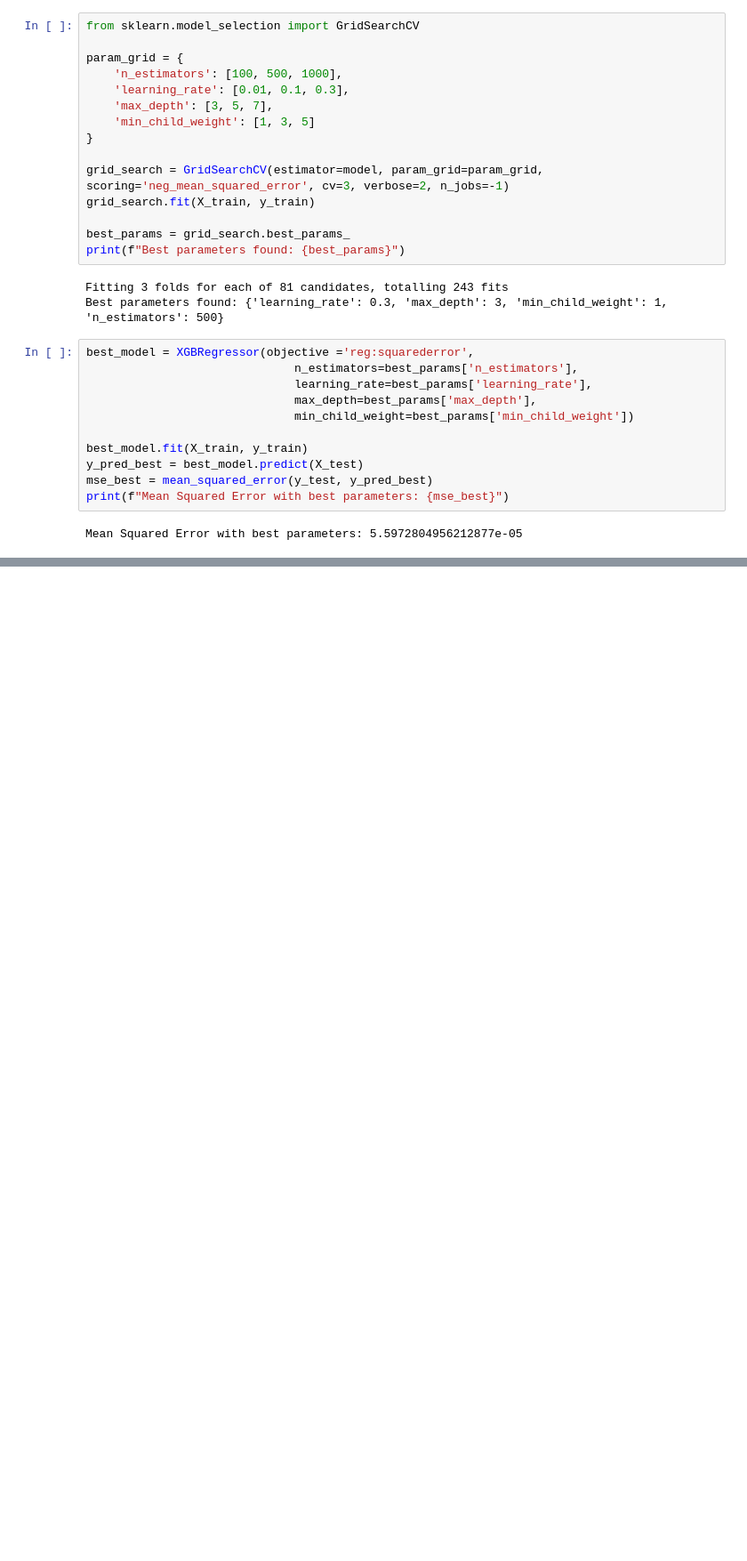
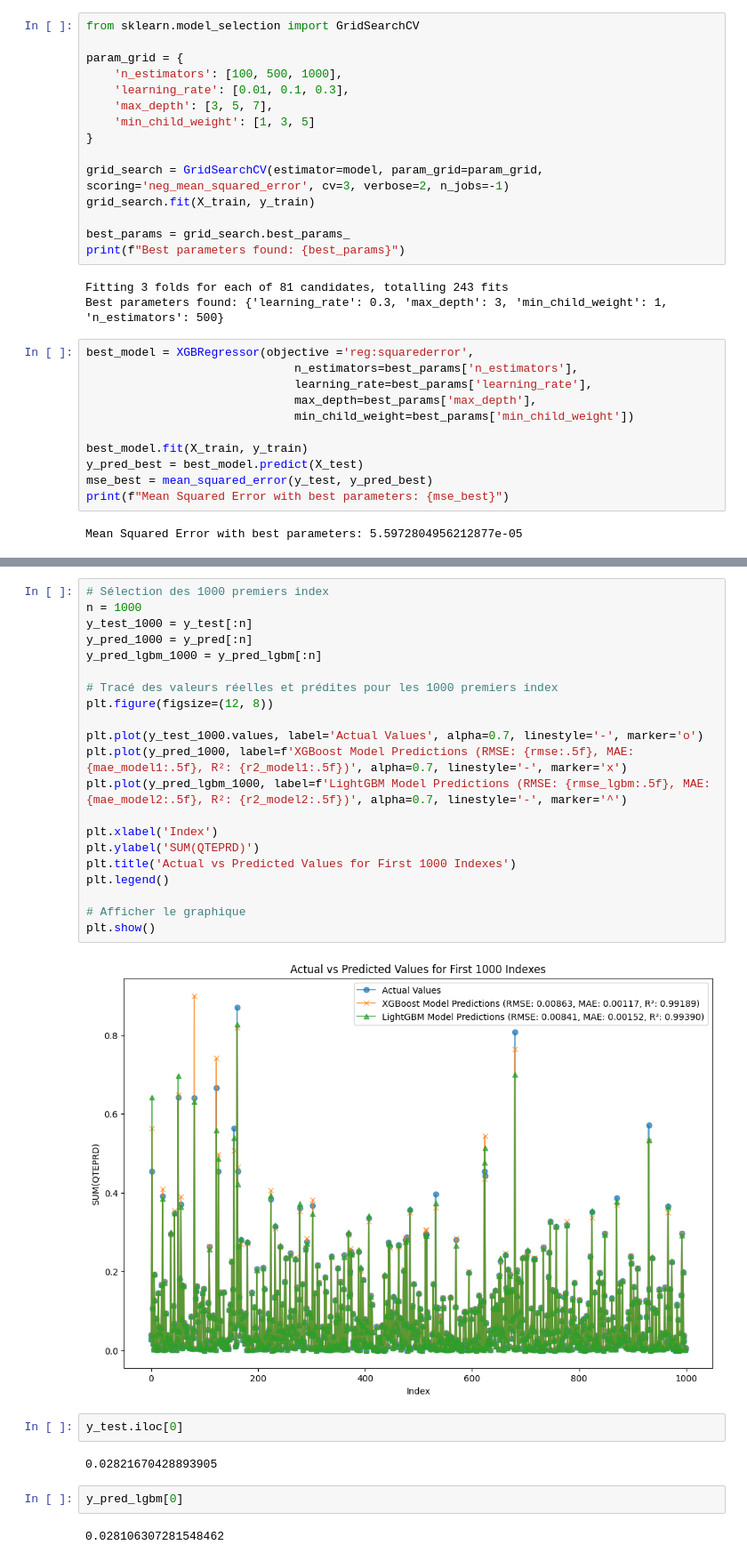
Before and after one commit to MedAzizBouzid/AGIL-ENERGY-Forecast-system, a Jupyter notebook: notebooks/BO1/forecast_customer_demand.ipynb, the cells around one changed output, grey strips where cells are left out. Shown at 89% size. Cells and saved outputs as stored; diff of their text form; blank space fills up the shorter version.

```diff
--- a/notebooks/BO1/forecast_customer_demand.ipynb
+++ b/notebooks/BO1/forecast_customer_demand.ipynb
@@ -593,0 +660,31 @@ plt.show()
+# %%
+# Sélection des 1000 premiers index
+n = 1000
+y_test_1000 = y_test[:n]
+y_pred_1000 = y_pred[:n]
+y_pred_lgbm_1000 = y_pred_lgbm[:n]
+
+# Tracé des valeurs réelles et prédites pour les 1000 premiers index
+plt.figure(figsize=(12, 8))
+
+plt.plot(y_test_1000.values, label='Actual Values', alpha=0.7, linestyle='-', marker='o')
+plt.plot(y_pred_1000, label=f'XGBoost Model Predictions (RMSE: {rmse:.5f}, MAE: {mae_model1:.5f}, R²: {r2_model1:.5f})', alpha=0.7, linestyle='-', marker='x')
+plt.plot(y_pred_lgbm_1000, label=f'LightGBM Model Predictions (RMSE: {rmse_lgbm:.5f}, MAE: {mae_model2:.5f}, R²: {r2_model2:.5f})', alpha=0.7, linestyle='-', marker='^')
+
+plt.xlabel('Index')
+plt.ylabel('SUM(QTEPRD)')
+plt.title('Actual vs Predicted Values for First 1000 Indexes')
+plt.legend()
+
+# Afficher le graphique
+plt.show()
+# %% [output]
+[figure, added]
+# %%
+y_test.iloc[0]
+# %% [output]
+0.02821670428893905
+# %%
+y_pred_lgbm[0]
+# %% [output]
+0.028106307281548462
```
Also changed, not shown: parts of 12 cells of this notebook.
